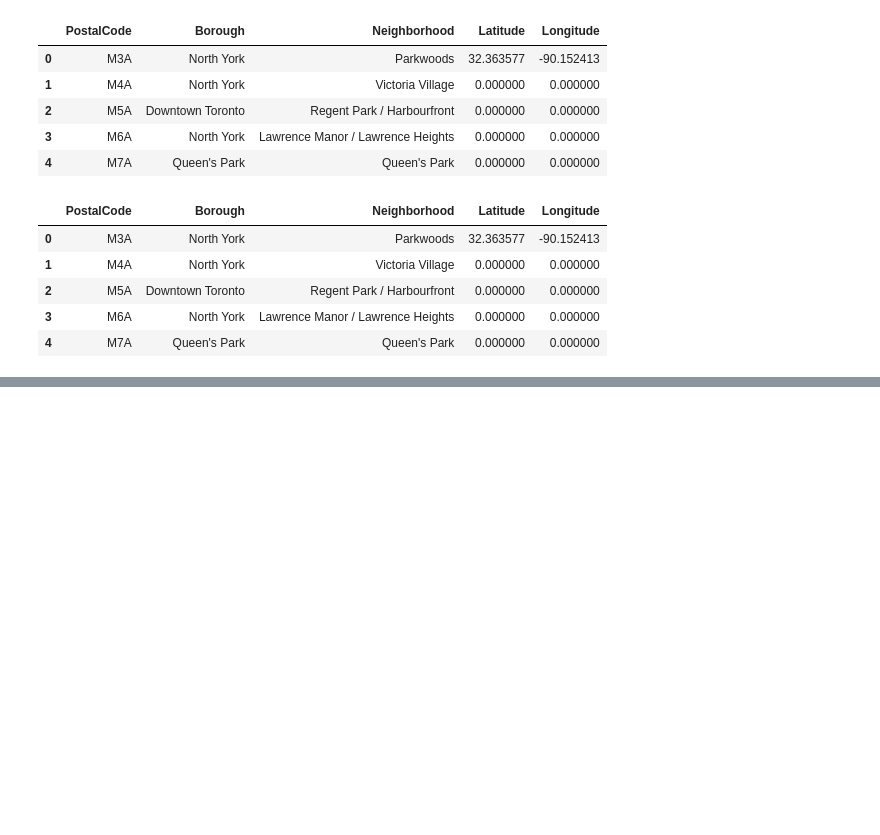
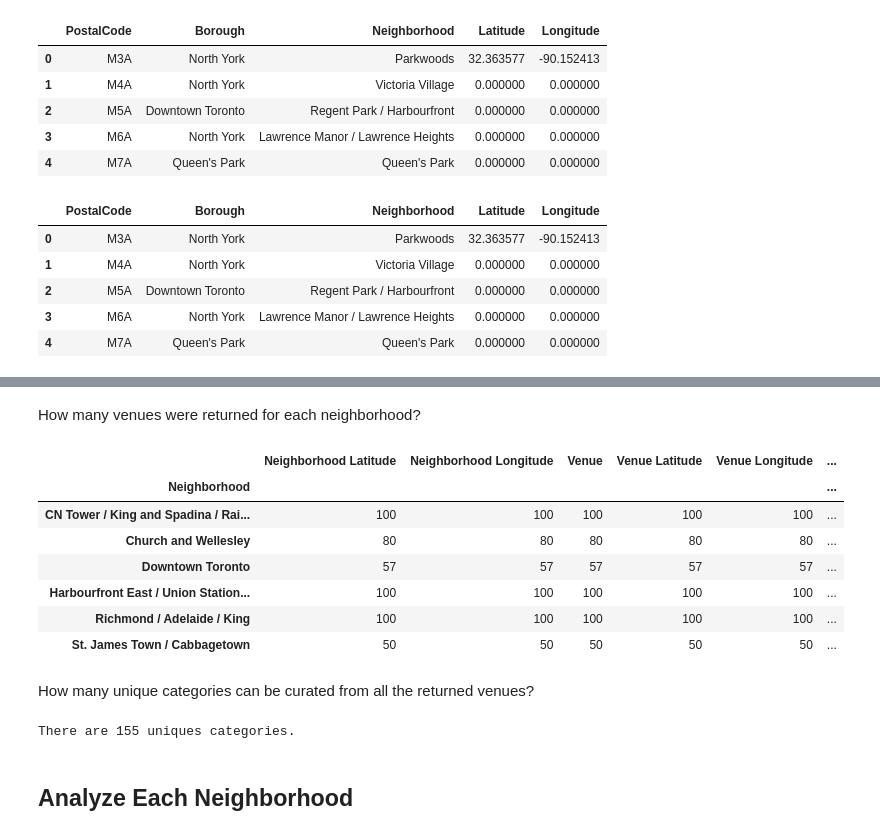
Before and after one commit to timbake/data-science-capstone-coursera, a Jupyter notebook: Seg_Clu_Neighborhood_Toronto.ipynb, the cells around one changed output, grey strips where cells are left out. Saved outputs shown, nothing was run; the diff lists cells and outputs as text; code cells hidden in the pictures; blank space fills up the shorter version.

```diff
--- a/Seg_Clu_Neighborhood_Toronto.ipynb
+++ b/Seg_Clu_Neighborhood_Toronto.ipynb
@@ -150,0 +220,4 @@ dfTest.head()
+# %%
+print("The number of boroughs that contain the word Toronto before removed the ones have unspecified coordinate: {}".format(dfPostalCode[dfPostalCode.Borough.str.contains("Toronto")].shape[0]))
+dfTorontoBoroughs = dfPostalCode[(dfPostalCode.Borough.str.contains("Toronto")) & (dfPostalCode.Latitude != 0) & (dfPostalCode.Longitude != 0)].reset_index(drop=True)
+dfTorontoBoroughs
@@ -150,0 +235,5 @@ dfTest.head()
+# %%
+# I recognized that there was coordinate of neighborhood Downtown Toronto is redundant, so I decided remove one of them from data frame
+# I decided remove neighborhood "Kensington Market...", because it didn't have marker on the map as well as no any venues got from FOURSQUARE API
+dfTorontoBoroughs = dfTorontoBoroughs[(dfTorontoBoroughs.PostalCode != "M5W") & (dfTorontoBoroughs.PostalCode != "M5T")].reset_index(drop=True)
+dfTorontoBoroughs
@@ -150,0 +248,20 @@ dfTest.head()
+# %%
+# Still create map of latitude and longitude values of Toronto city
+mapTorontoBorough = folium.Map(location=[latitude, longitude], zoom_start=12)
+
+# add markers of borough that contains word Toronto to map
+for lat, lng, borough, neighborhood in zip(dfTorontoBoroughs['Latitude'], dfTorontoBoroughs['Longitude'], dfTorontoBoroughs['Borough'], dfTorontoBoroughs['Neighborhood']):
+    label = '{}, {}'.format(neighborhood, borough)
+    label = folium.Popup(label, parse_html=True)
+    folium.CircleMarker(
+        [lat, lng],
+        radius=5,
+        popup=label,
+        color='blue',
+        fill=True,
+        fill_color='#3186cc',
+        fill_opacity=0.7,
+        #parse_html=False
+    ).add_to(mapTorontoBorough)
+
+mapTorontoBorough
@@ -150,0 +319,3 @@ dfTest.head()
+# %%
+dfBoroughTorontoVenues = getNearbyVenues(dfTorontoBoroughs['Neighborhood'], dfTorontoBoroughs['Latitude'], dfTorontoBoroughs['Longitude'], radius=500)
+dfBoroughTorontoVenues.head()
@@ -150,0 +329,21 @@ dfTest.head()
+# %% [markdown]
+How many venues were returned for each neighborhood?
+# %%
+dfBoroughTorontoVenues.groupby('Neighborhood').count()
+# %% [output]
+|  | Neighborhood Latitude | Neighborhood Longitude | Venue | Venue Latitude | Venue Longitude | ... |
+| Neighborhood |  |  |  |  |  | ... |
+| CN Tower / King and Spadina / Rai... | 100 | 100 | 100 | 100 | 100 | ... |
+| Church and Wellesley | 80 | 80 | 80 | 80 | 80 | ... |
+| Downtown Toronto | 57 | 57 | 57 | 57 | 57 | ... |
+| Harbourfront East / Union Station... | 100 | 100 | 100 | 100 | 100 | ... |
+| Richmond / Adelaide / King | 100 | 100 | 100 | 100 | 100 | ... |
+| St. James Town / Cabbagetown | 50 | 50 | 50 | 50 | 50 | ... |
+# %% [markdown]
+How many unique categories can be curated from all the returned venues?
+# %%
+print('There are {} uniques categories.'.format(len(dfBoroughTorontoVenues['Venue Category'].unique())))
+# %% [output]
+There are 155 uniques categories.
+# %% [markdown]
+## Analyze Each Neighborhood
```
Also changed, not shown: parts of 32 cells of this notebook.
